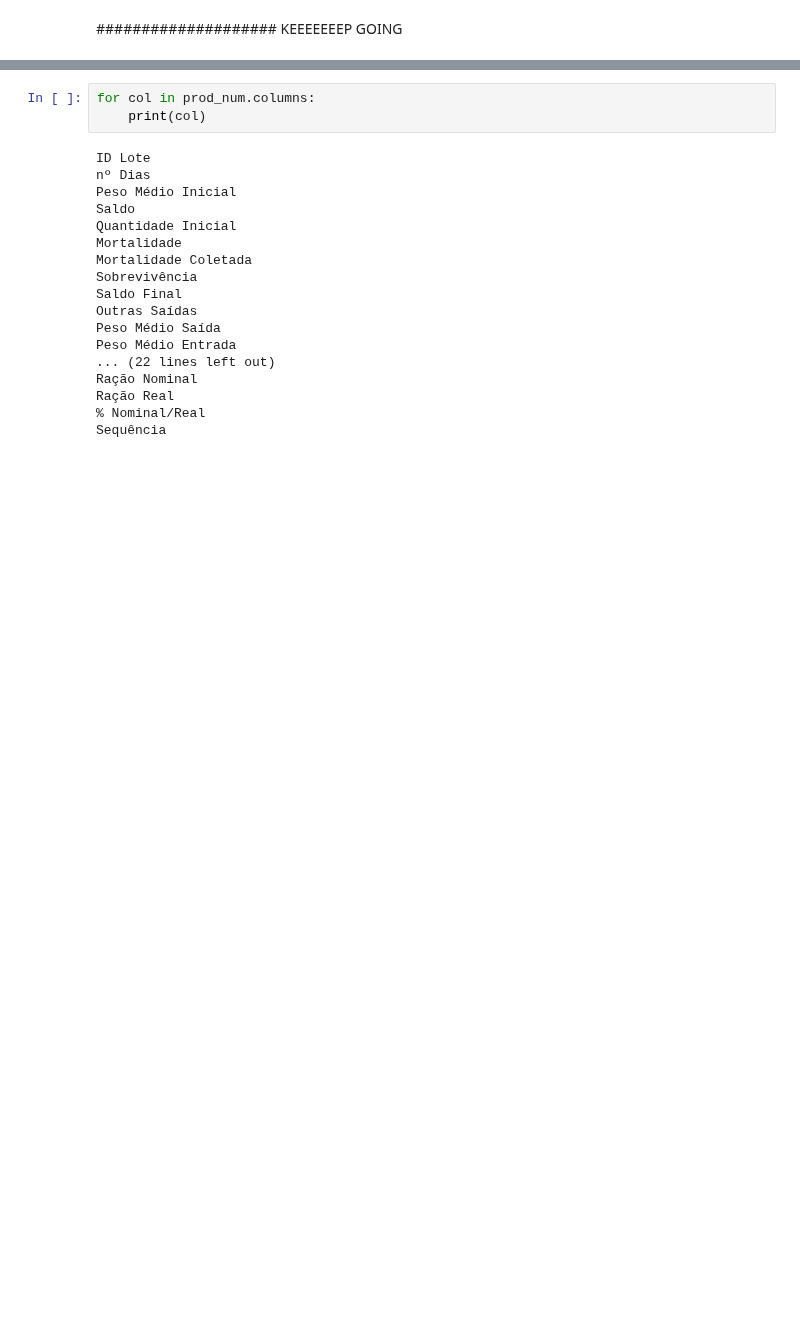
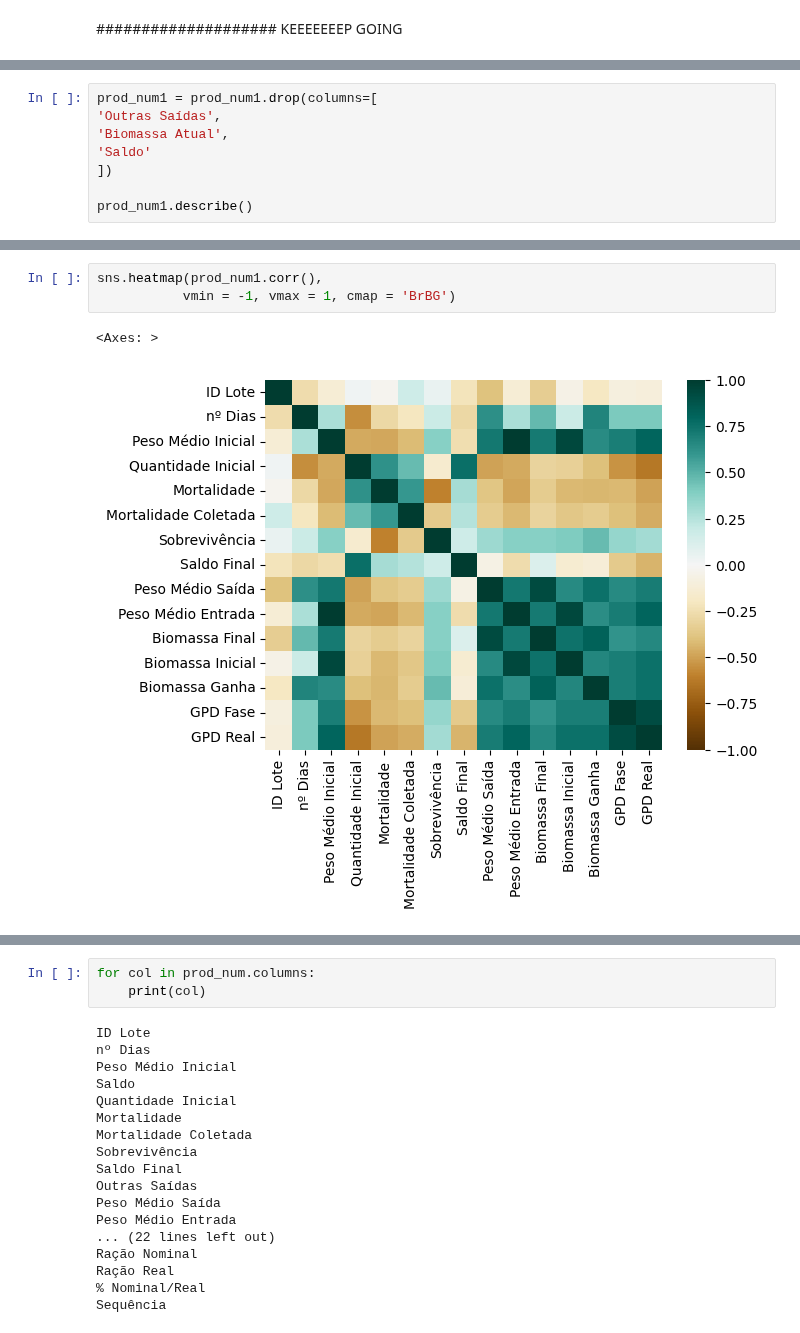
Before and after one commit to crisGriebler/IRD, a Jupyter notebook: fish/data_BZF_prod.ipynb, the cells around one changed output, grey strips where cells are left out. Drawn from its saved outputs; the diff is of its cells as text; blank space fills up the shorter version.

```diff
--- a/fish/data_BZF_prod.ipynb
+++ b/fish/data_BZF_prod.ipynb
@@ -269,0 +391,8 @@ prod_num2.describe()
+# %%
+prod_num1 = prod_num1.drop(columns=[
+'Outras Saídas',
+'Biomassa Atual',
+'Saldo'
+])
+
+prod_num1.describe()
@@ -269,0 +489,6 @@ prod_num2.describe()
+# %%
+sns.heatmap(prod_num1.corr(),
+           vmin = -1, vmax = 1, cmap = 'BrBG')
+# %% [output]
+<Axes: >
+[figure, added]
```
Also changed, not shown: parts of 24 cells of this notebook.
